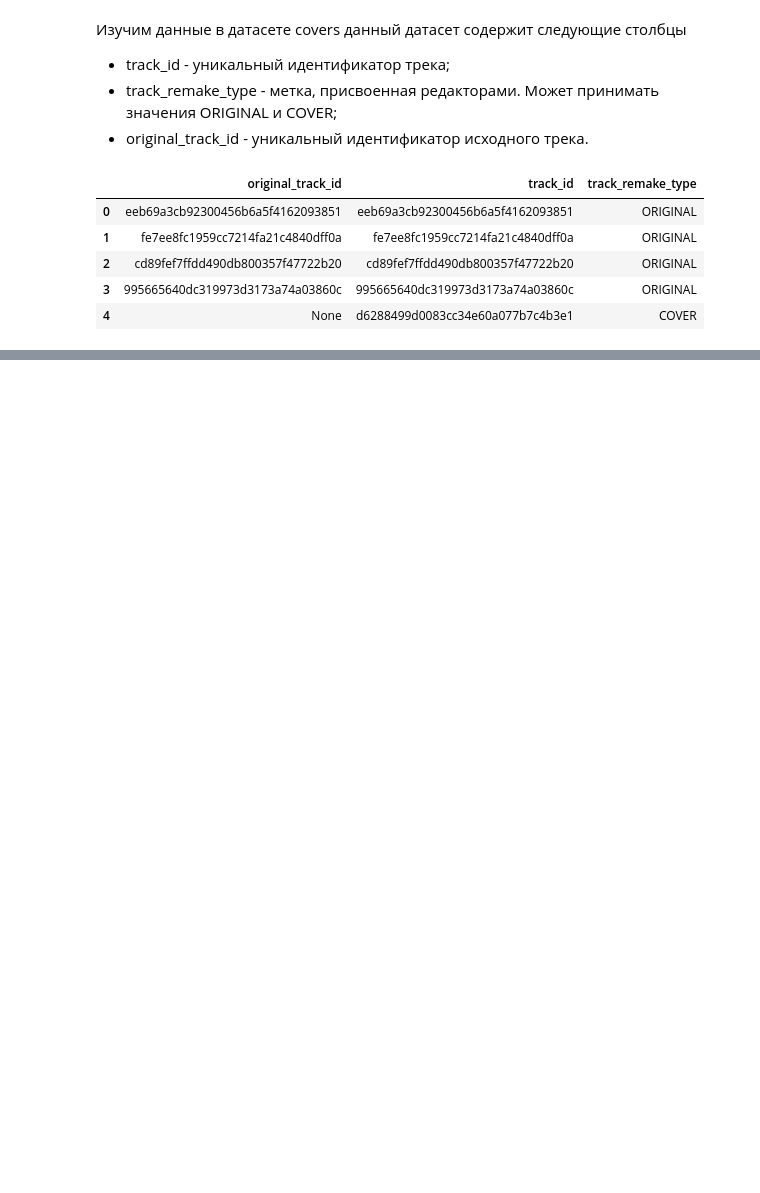
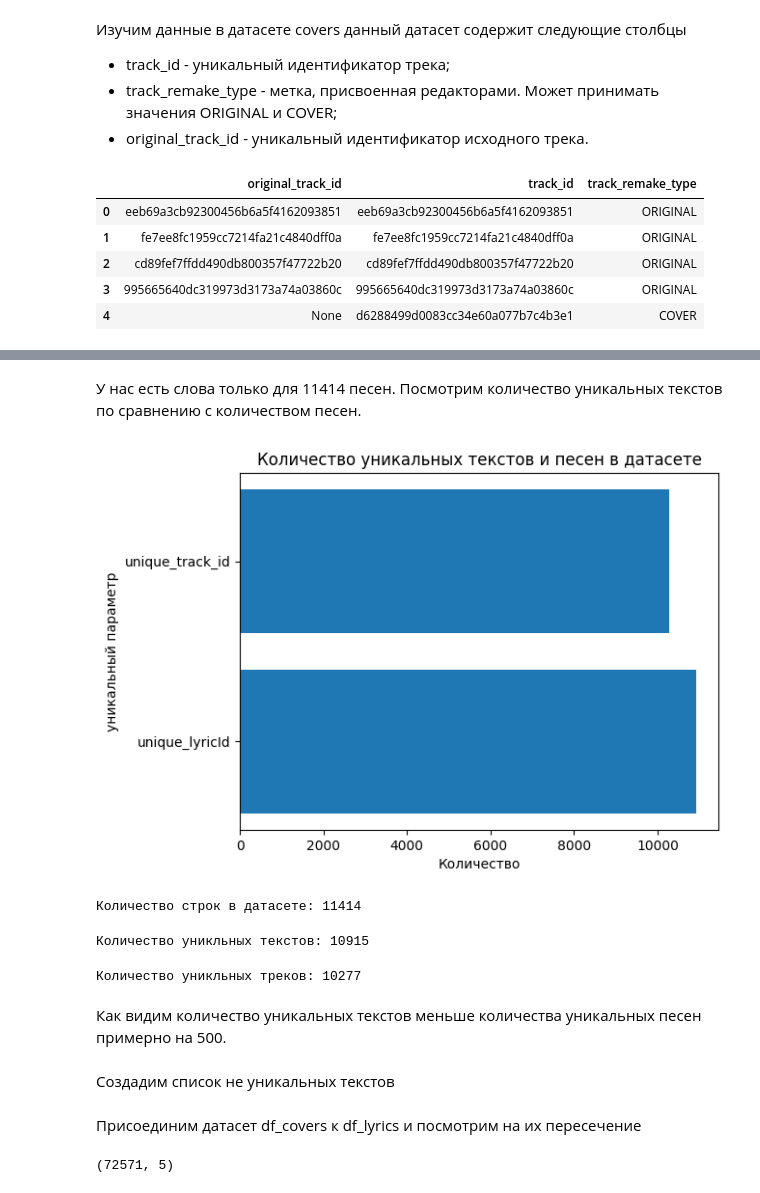
Before and after one commit to Musical-Detectives-Team/hakaton_yandex_music, a Jupyter notebook: EDA.ipynb, the cells around one changed output, grey strips where cells are left out. Saved outputs shown, nothing was run; the diff lists cells and outputs as text; code cells hidden in the pictures; blank space fills up the shorter version.

```diff
--- a/EDA.ipynb
+++ b/EDA.ipynb
@@ -28,0 +106,3 @@ df_covers.head()
+# %%
+df_lyrics = pd.read_json(PATH_LYRICS, lines=True)
+df_lyrics.head()
@@ -28,0 +135,26 @@ df_covers.head()
+# %% [markdown]
+У нас есть слова только для 11414 песен. Посмотрим количество уникальных текстов по сравнению с количеством песен.
+# %%
+plt.title('Количество уникальных текстов и пеcен в датасете')
+plt.barh(['unique_lyricId','unique_track_id'], [len(df_lyrics['lyricId'].unique()), len(df_lyrics['track_id'].unique())])
+plt.xlabel('Количество')
+plt.ylabel('уникальный параметр')
+plt.show()
+# %% [output]
+[figure, added]
+# %%
+print(f'Количество строк в датасете lyrics: {df_lyrics.shape[0]}')
+# %% [output]
+Количество строк в датасете: 11414
+# %%
+print(f'Количество уникльных текстов: {len(df_lyrics["lyricId"].unique())}')
+# %% [output]
+Количество уникльных текстов: 10915
+# %%
+print(f'Количество уникльных треков: {len(df_lyrics["track_id"].unique())}')
+# %% [output]
+Количество уникльных треков: 10277
+# %% [markdown]
+Как видим количество уникальных текстов меньше количества уникальных песен примерно на 500.
+# %% [markdown]
+Создадим список не уникальных текстов
@@ -28,0 +165,2 @@ df_covers.head()
+# %% [markdown]
+Присоединим датасет df_covers к df_lyrics и посмотрим на их пересечение
@@ -28,0 +169,4 @@ df_covers.head()
+# %%
+df_covers_lyrics.shape
+# %% [output]
+(72571, 5)
```
Also changed, not shown: parts of 28 cells of this notebook.
